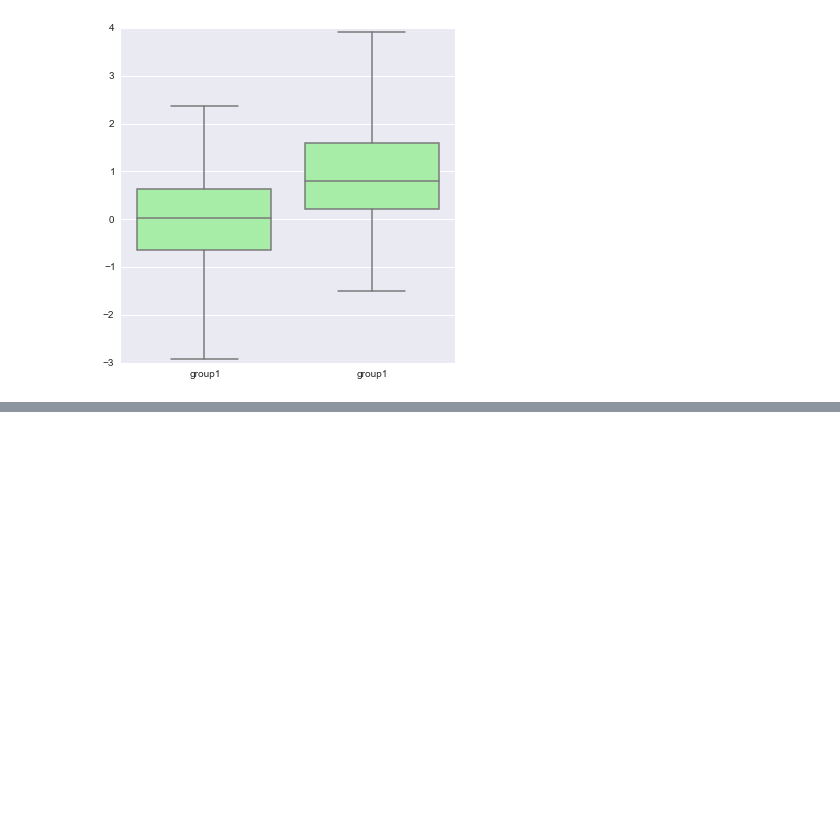
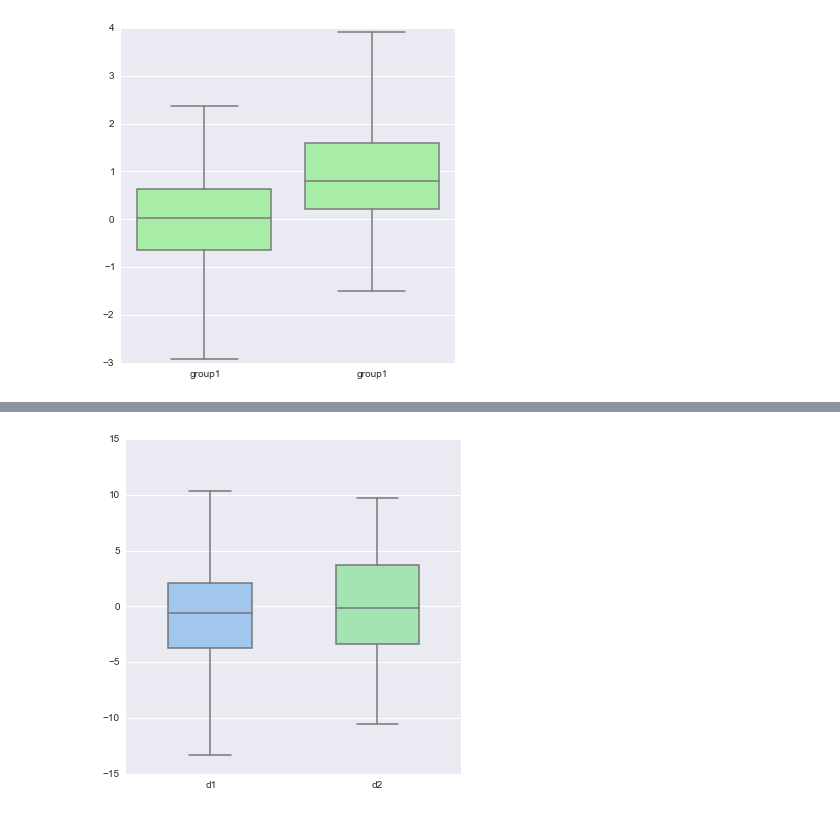
Before and after one commit to tarmstro/mvbop, a Jupyter notebook: seaborn_tutorial.ipynb, the cells around one changed output, grey strips where cells are left out. Drawn from its saved outputs; the diff is of its cells as text; code cells hidden in the pictures; blank space fills up the shorter version.

```diff
--- a/seaborn_tutorial.ipynb
+++ b/seaborn_tutorial.ipynb
@@ -252,0 +259,8 @@ sns.boxplot(data2, names=["group1", "group1"], whis=np.inf, color="PaleGreen");
+# %%
+d1 = stats.norm(0, 5).rvs(100)
+d2 = np.concatenate([stats.gamma(4).rvs(50),
+                     -1 * stats.gamma(4).rvs(50)])
+data = pd.DataFrame(dict(d1=d1, d2=d2))
+sns.boxplot(data, color="pastel", widths=.5, whis=np.inf);
+# %% [output]
+[figure, added]
```
Also changed, not shown: parts of 3 cells of this notebook.
